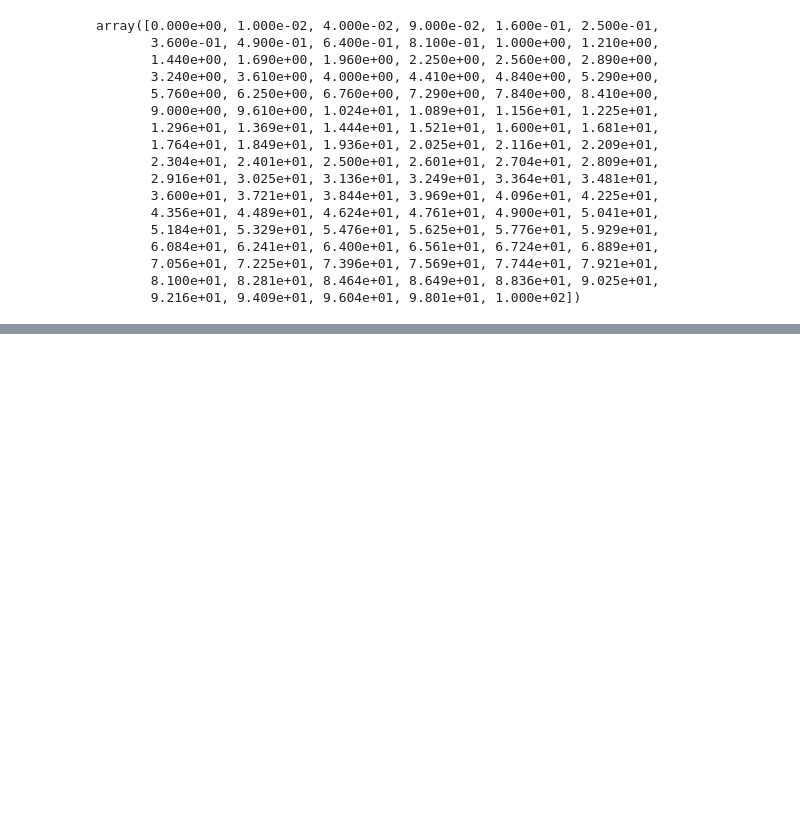
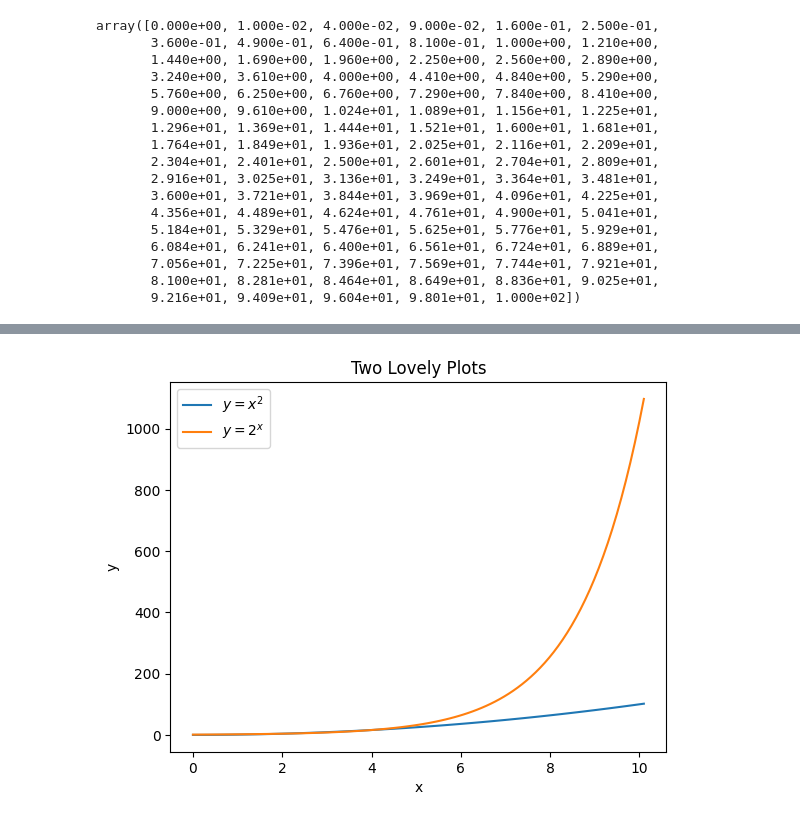
Before and after one commit to lorrainemorrissey/principles_of_data_analytics, a Jupyter notebook: matplotlip.ipynb, the cells around one changed output, grey strips where cells are left out. Saved outputs shown, nothing was run; the diff lists cells and outputs as text; code cells hidden in the pictures; blank space fills up the shorter version.

```diff
--- a/matplotlip.ipynb
+++ b/matplotlip.ipynb
@@ -65,0 +74,27 @@ plt.title('A Lovely Plot');
+# %%
+# Domain of x values.
+x = np.linspace(0.0, 10.1, 101)
+
+# x squared - polynomial
+y1 = x**2
+
+# 2 to the power of x - exponential
+y2 = 2**x
+# %%
+# plot x vs y1.
+plt.plot(x, y1, label='$y = x^2$')
+
+#plotx vs y2
+plt.plot(x, y2, label='$y = 2^x$')
+
+# Add a legend
+plt.legend()
+
+# Add labels
+plt.xlabel('x')
+plt.ylabel('y')
+
+# Add a title
+plt.title('Two Lovely Plots');
+# %% [output]
+[figure, added]
```
Also changed, not shown: parts of 2 cells of this notebook.
